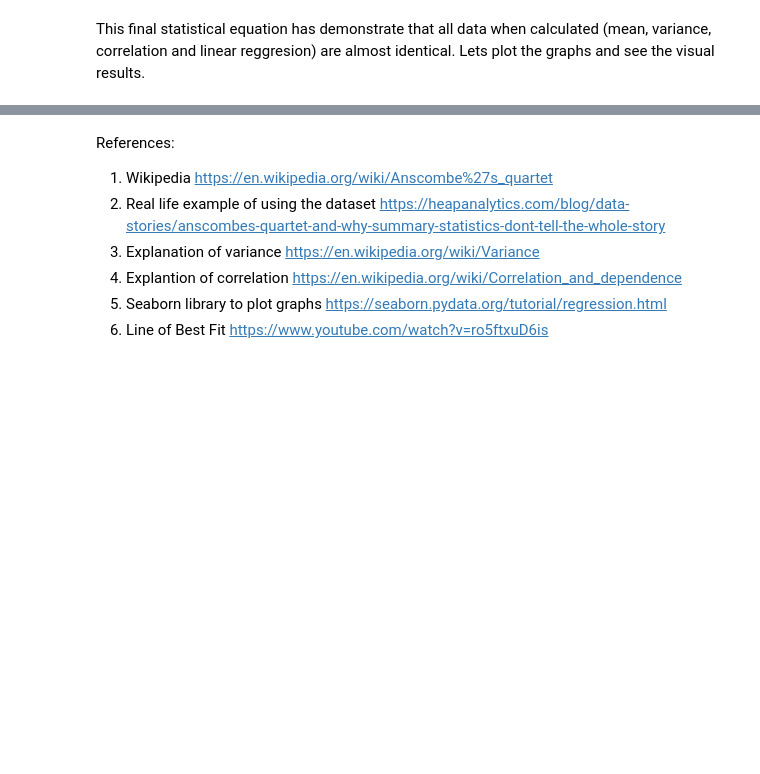
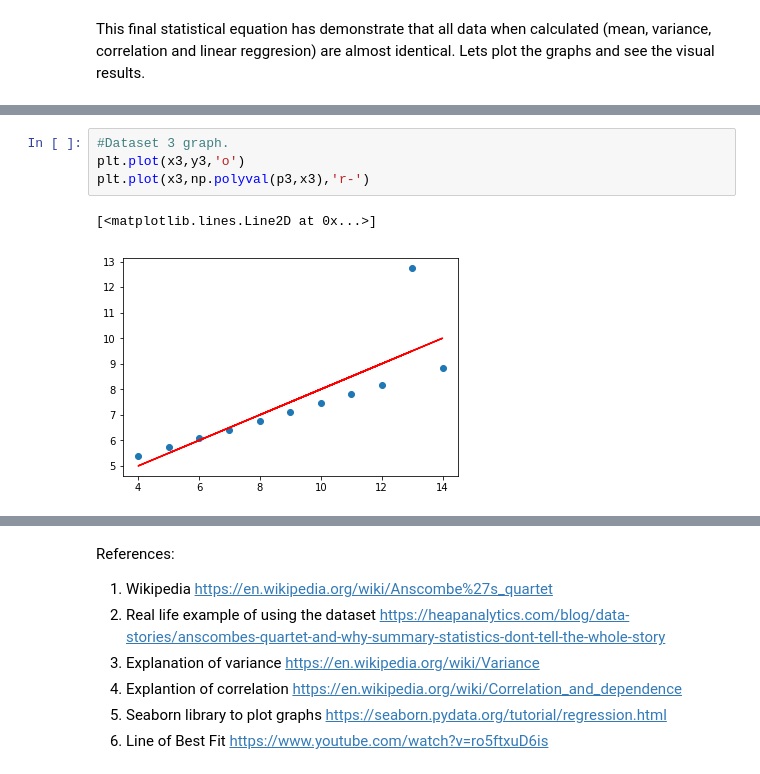
Before and after one commit to MartynaMisk/AnscombesQuarter, a Jupyter notebook: InvestigationAnscombesQuartet.ipynb, the cells around one changed output, grey strips where cells are left out. Saved outputs shown, nothing was run; the diff lists cells and outputs as text; blank space fills up the shorter version.

```diff
--- a/InvestigationAnscombesQuartet.ipynb
+++ b/InvestigationAnscombesQuartet.ipynb
@@ -349,0 +315,7 @@ Perhaps use another example of how data can have statistical properties but visu
+# %%
+#Dataset 3 graph.
+plt.plot(x3,y3,'o')
+plt.plot(x3,np.polyval(p3,x3),'r-')
+# %% [output]
+[<matplotlib.lines.Line2D at 0x...>]
+[figure, added]
```
Also changed, not shown: parts of 31 cells of this notebook.
